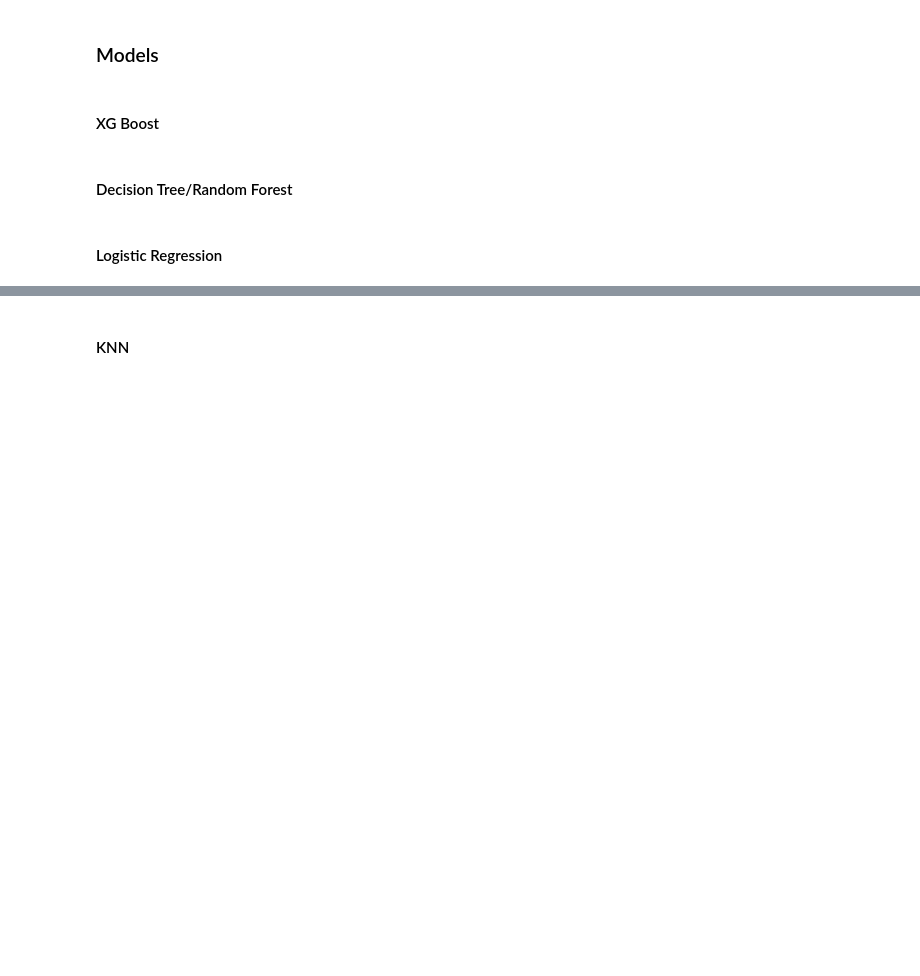
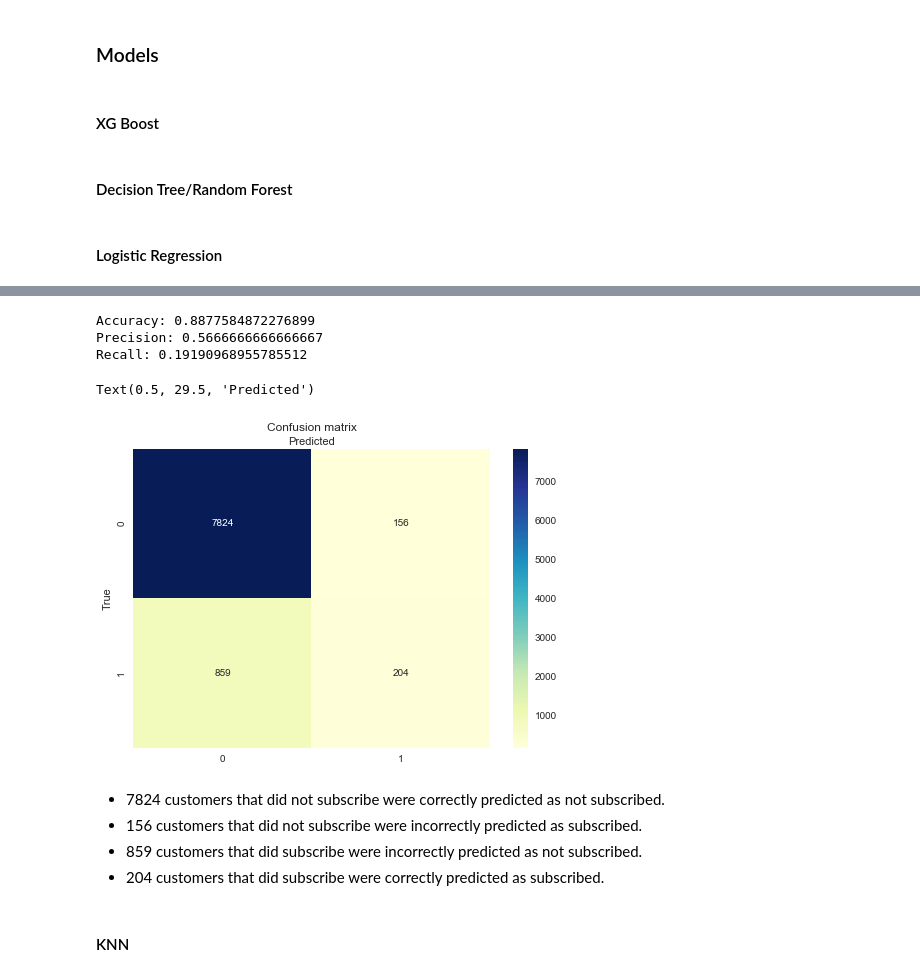
Before and after one commit to Team5UD/bank-marketing, a Jupyter notebook: Group5EDACode.ipynb, the cells around one changed output, grey strips where cells are left out. Cells and saved outputs as stored; diff of their text form; code cells hidden in the pictures; blank space fills up the shorter version.

Commit message:
Update Group5EDACode.ipynb
* added baseline prediction
* added log regression and KNN models

```diff
--- a/Group5EDACode.ipynb
+++ b/Group5EDACode.ipynb
@@ -588,0 +644,15 @@ grid_search_dt.best_score_'''
+# %%
+from sklearn.model_selection import train_test_split
+X_train, X_test, y_train, y_test = train_test_split(X, y, test_size = 0.2, random_state = 0)
+# %%
+from sklearn.preprocessing import StandardScaler
+sc = StandardScaler()
+
+X_train_scaled = sc.fit_transform(X_train)
+X_test_scaled = sc.transform(X_test)
+# %%
+from sklearn import metrics
+from sklearn.linear_model import LogisticRegression
+
+model = LogisticRegression()
+model.fit(X_train_scaled, y_train)
@@ -588,0 +661,6 @@ grid_search_dt.best_score_'''
+# %%
+y_pred = pd.Series(model.predict(X_test_scaled))
+y_test = y_test.reset_index(drop=True)
+z = pd.concat([y_test, y_pred], axis=1)
+z.columns = ['True', 'Prediction']
+z.head()
@@ -589,2 +674,32 @@ grid_search_dt.best_score_'''
+# %%
+print("Accuracy:", metrics.accuracy_score(y_test, y_pred))
+print("Precision:", metrics.precision_score(y_test, y_pred))
+print("Recall:", metrics.recall_score(y_test, y_pred))
+# %% [output]
+Accuracy: 0.8877584872276899
+Precision: 0.5666666666666667
+Recall: 0.19190968955785512
+# %%
+cnf_matrix = metrics.confusion_matrix(y_test, y_pred)
+
+labels = [0, 1]
+fig, ax = plt.subplots()
+tick_marks = np.arange(len(labels))
+plt.xticks(tick_marks, labels)
+plt.yticks(tick_marks, labels)
+
+sns.heatmap(pd.DataFrame(cnf_matrix), annot=True, cmap="YlGnBu", fmt='g')
+ax.xaxis.set_label_position("top")
+plt.title('Confusion matrix', y=1.1)
+plt.ylabel('True')
+plt.xlabel('Predicted')
+# %% [output]
+Text(0.5, 29.5, 'Predicted')
+[figure, added]
+# %% [markdown]
+* 7824 customers that did not subscribe were correctly predicted as not subscribed.
+* 156 customers that did not subscribe were incorrectly predicted as subscribed.
+* 859 customers that did subscribe were incorrectly predicted as not subscribed.
+* 204 customers that did subscribe were correctly predicted as subscribed.
 # %% [markdown]
 #### KNN
```
Also changed, not shown: parts of 22 cells of this notebook.
